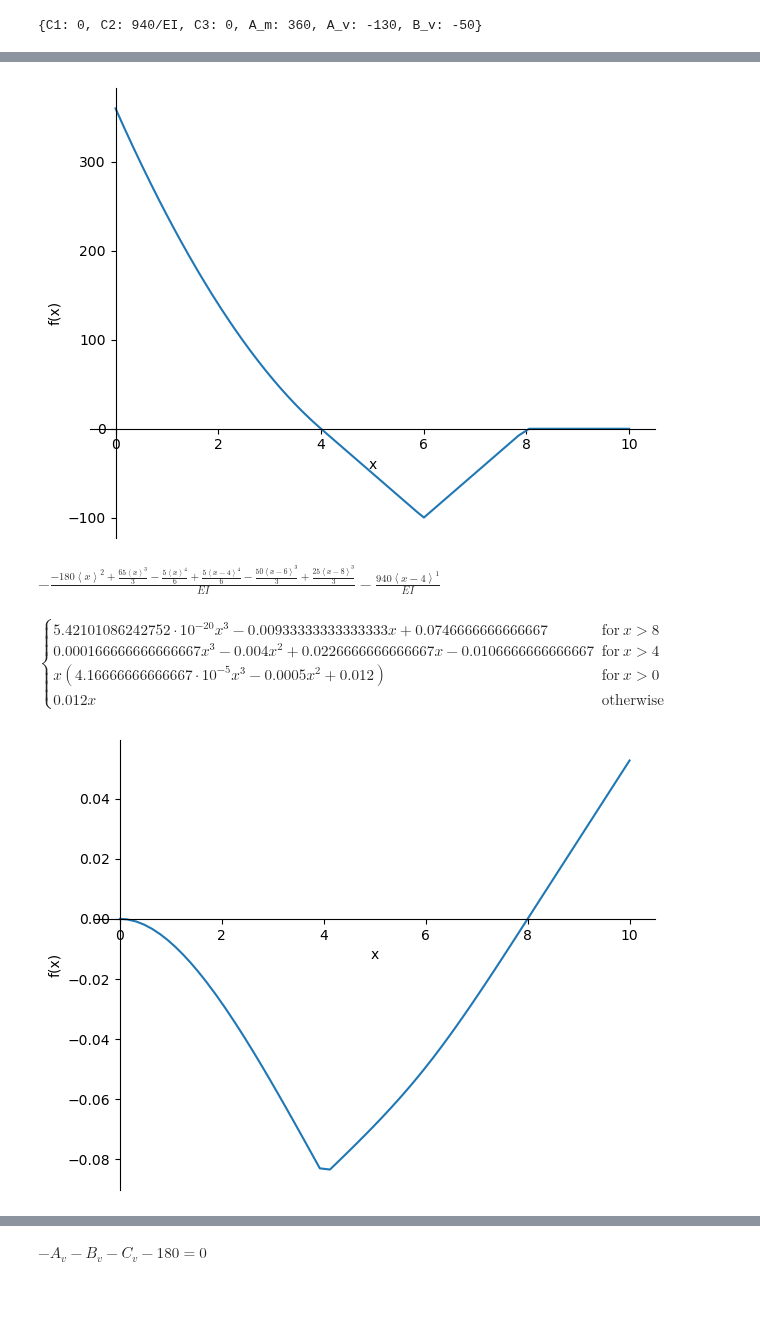
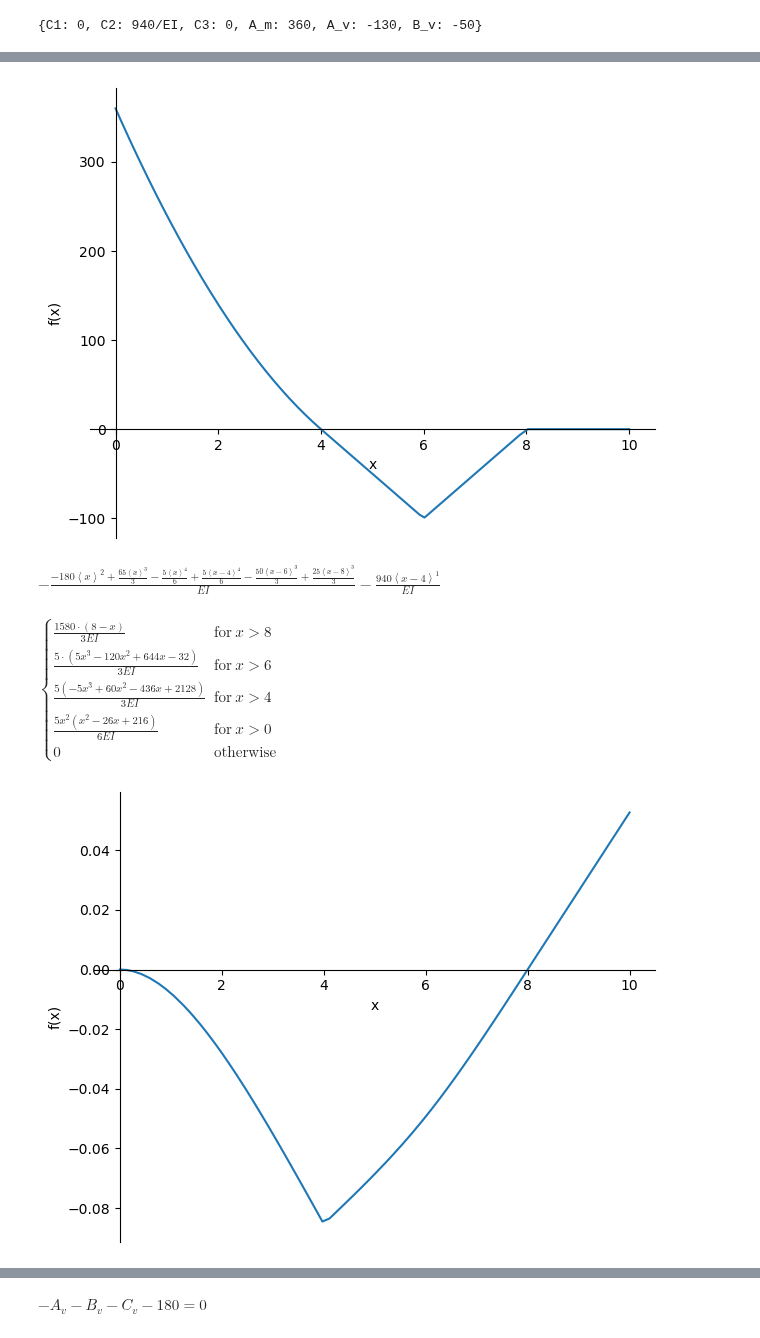
Before and after one commit to TeachBooks/sympy_mechanics, a Jupyter notebook: Other examples/Singularity_function_with_hinged_beam.ipynb, the cells around one changed output, grey strips where cells are left out. Cells and saved outputs as stored; diff of their text form; code cells hidden in the pictures; blank space fills up the shorter version.

Commit message:
Singularity piecewise representation edited

```diff
--- a/Other examples/Singularity_function_with_hinged_beam.ipynb
+++ b/Other examples/Singularity_function_with_hinged_beam.ipynb
@@ -292,11 +300,11 @@ display(sol)
 {C1: 0, C2: 940/EI, C3: 0, A_m: 360, A_v: -130, B_v: -50}
 # %%
 M_sol = M.subs(sol)
+display(sp.simplify(M_sol.rewrite(sp.Piecewise)))
 display(M_sol)
-display(sp.simplify(M_subs.rewrite(sp.Piecewise)))
 sp.plot(-M_sol.subs(EI, 10e-2 * 2e5),(x,0,10))
 w_sol = w.subs(sol)
 display(w_sol)
-display(sp.simplify(w_subs.rewrite(sp.Piecewise)))
+display(sp.simplify(w_sol.rewrite(sp.Piecewise)))
 sp.plot(-w_sol.subs(EI, 10e-2 * 2e5),(x,0,10));
 # %% [output]
@@ -305,7 +313,7 @@ $\displaystyle \begin{cases} 0 & \text{for}\: x > 8 \\400 - 50 x & \text{for}\:
 [figure]
 $\displaystyle - \frac{- 180 {\left\langle x \right\rangle}^{2} + \frac{65 {\left\langle x \right\rangle}^{3}}{3} - \frac{5 {\left\langle x \right\rangle}^{4}}{6} + \frac{5 {\left\langle x - 4 \right\rangle}^{4}}{6} - \frac{50 {\left\langle x - 6 \right\rangle}^{3}}{3} + \frac{25 {\left\langle x - 8 \right\rangle}^{3}}{3}}{EI} - \frac{940 {\left\langle x - 4 \right\rangle}^{1}}{EI}$
-$\displaystyle \begin{cases} 5.42101086242752 \cdot 10^{-20} x^{3} - 0.00933333333333333 x + 0.0746666666666667 & \text{for}\: x > 8 \\0.000166666666666667 x^{3} - 0.004 x^{2} + 0.0226666666666667 x - 0.0106666666666667 & \text{for}\: x > 4 \\x \left(4.16666666666667 \cdot 10^{-5} x^{3} - 0.0005 x^{2} + 0.012\right) & \text{for}\: x > 0 \\0.012 x & \text{otherwise} \end{cases}$
+$\displaystyle \begin{cases} \frac{1580 \cdot \left(8 - x\right)}{3 EI} & \text{for}\: x > 8 \\\frac{5 \cdot \left(5 x^{3} - 120 x^{2} + 644 x - 32\right)}{3 EI} & \text{for}\: x > 6 \\\frac{5 \left(- 5 x^{3} + 60 x^{2} - 436 x + 2128\right)}{3 EI} & \text{for}\: x > 4 \\\frac{5 x^{2} \left(x^{2} - 26 x + 216\right)}{6 EI} & \text{for}\: x > 0 \\0 & \text{otherwise} \end{cases}$
-[figure, old version]
+[figure, new version]
 # %% [markdown]
 ## Statically  indeterminate structure ##
 Now a statically indeterminate structure is solved,
```
Also changed, not shown: parts of 5 cells of this notebook, 1 other file.
